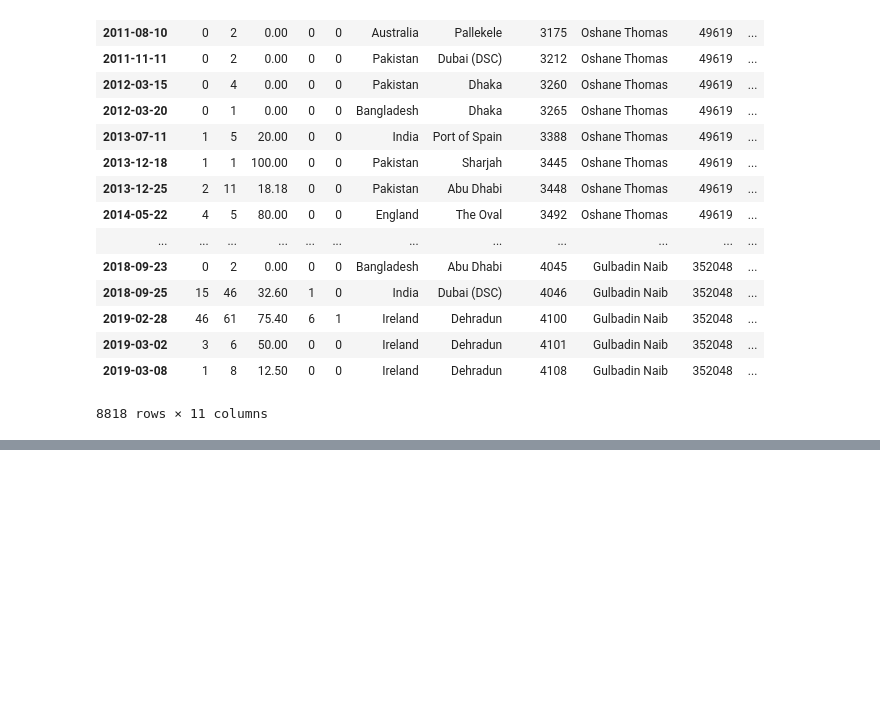
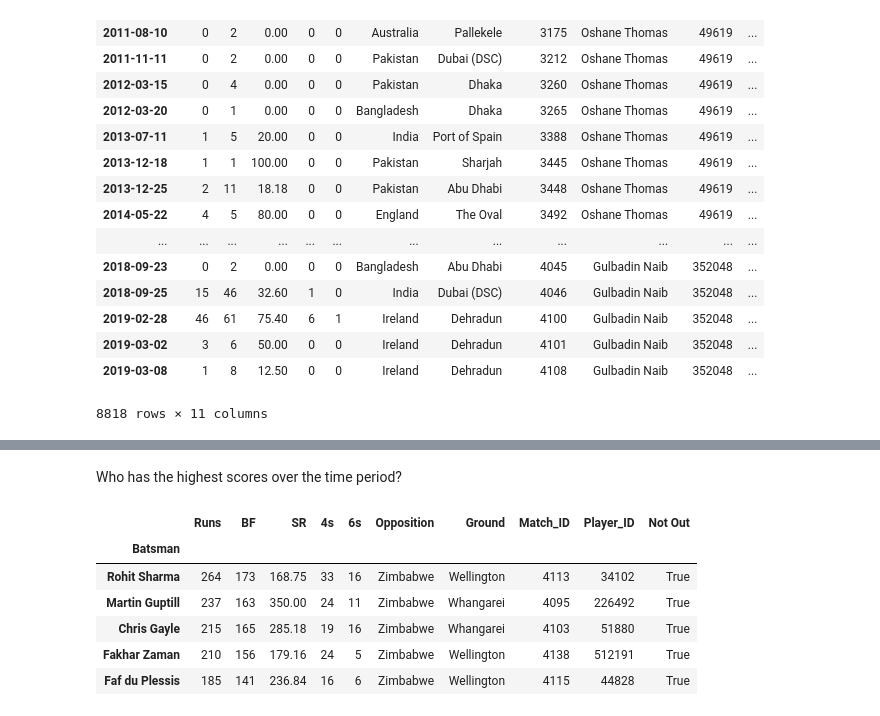
Before and after one commit to smacintyreR/cricket-analysis-python, a Jupyter notebook: Cricket Analysis - Sam MacIntyre.ipynb, the cells around one changed output, grey strips where cells are left out. Drawn from its saved outputs; the diff is of its cells as text; code cells hidden in the pictures; blank space fills up the shorter version.

```diff
--- a/Cricket Analysis - Sam MacIntyre.ipynb
+++ b/Cricket Analysis - Sam MacIntyre.ipynb
@@ -409,0 +435,12 @@ dtBatsman
+# %% [markdown]
+Who has the highest scores over the time period?
+# %%
+dtBatsman.groupby(['Batsman']).max().sort_values(ascending = False, by = 'Runs').head(5)
+# %% [output]
+|  | Runs | BF | SR | 4s | 6s | Opposition | Ground | Match_ID | Player_ID | Not Out |
+| Batsman |  |  |  |  |  |  |  |  |  |  |
+| Rohit Sharma | 264 | 173 | 168.75 | 33 | 16 | Zimbabwe | Wellington | 4113 | 34102 | True |
+| Martin Guptill | 237 | 163 | 350.00 | 24 | 11 | Zimbabwe | Whangarei | 4095 | 226492 | True |
+| Chris Gayle | 215 | 165 | 285.18 | 19 | 16 | Zimbabwe | Whangarei | 4103 | 51880 | True |
+| Fakhar Zaman | 210 | 156 | 179.16 | 24 | 5 | Zimbabwe | Wellington | 4138 | 512191 | True |
+| Faf du Plessis | 185 | 141 | 236.84 | 16 | 6 | Zimbabwe | Wellington | 4115 | 44828 | True |
```
Also changed, not shown: parts of 5 cells of this notebook.
